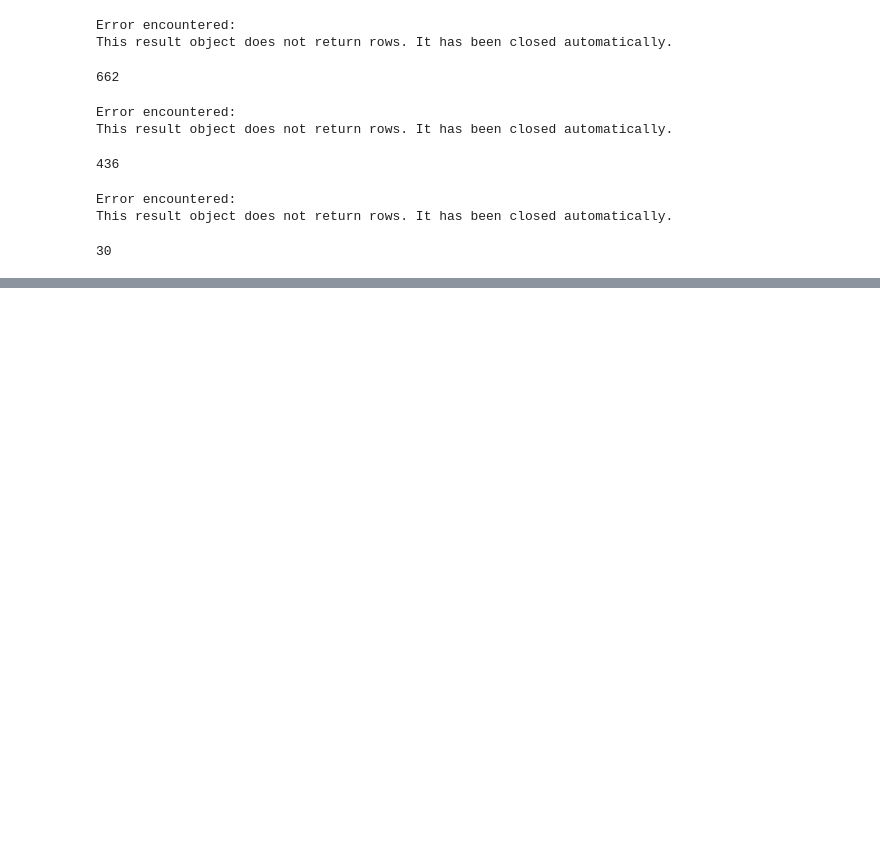
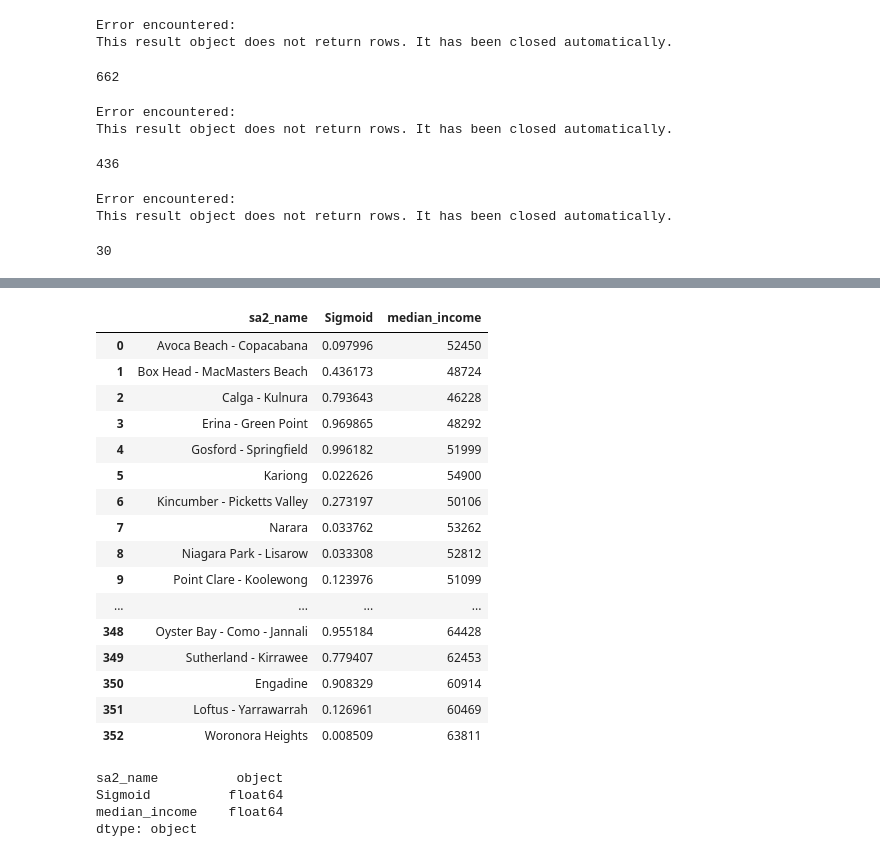
Before and after one commit to el2023/ertgoiq3oihqogihroqihge, a Jupyter notebook: test.ipynb, the cells around one changed output, grey strips where cells are left out. Drawn from its saved outputs; the diff is of its cells as text; code cells hidden in the pictures; blank space fills up the shorter version.

```diff
--- a/test.ipynb
+++ b/test.ipynb
@@ -681,0 +674,39 @@ finalzscores.to_csv('final.csv', index=False)
+# %%
+#income
+
+income = pd.read_csv('Income.csv', usecols = ['sa2_name', 'median_income' ])
+
+
+correlationdf = finalzscores.merge(income[['sa2_name', 'median_income']], on='sa2_name', how='outer')
+
+correlationdf= correlationdf.dropna()
+
+correlationdf = correlationdf[['sa2_name','Sigmoid','median_income']]
+
+correlationdf
+# %% [output]
+|  | sa2_name | Sigmoid | median_income |
+| 0 | Avoca Beach - Copacabana | 0.097996 | 52450 |
+| 1 | Box Head - MacMasters Beach | 0.436173 | 48724 |
+| 2 | Calga - Kulnura | 0.793643 | 46228 |
+| 3 | Erina - Green Point | 0.969865 | 48292 |
+| 4 | Gosford - Springfield | 0.996182 | 51999 |
+| 5 | Kariong | 0.022626 | 54900 |
+| 6 | Kincumber - Picketts Valley | 0.273197 | 50106 |
+| 7 | Narara | 0.033762 | 53262 |
+| 8 | Niagara Park - Lisarow | 0.033308 | 52812 |
+| 9 | Point Clare - Koolewong | 0.123976 | 51099 |
+| ... | ... | ... | ... |
+| 348 | Oyster Bay - Como - Jannali | 0.955184 | 64428 |
+| 349 | Sutherland - Kirrawee | 0.779407 | 62453 |
+| 350 | Engadine | 0.908329 | 60914 |
+| 351 | Loftus - Yarrawarrah | 0.126961 | 60469 |
+| 352 | Woronora Heights | 0.008509 | 63811 |
+# %%
+correlationdf['Sigmoid'] = correlationdf['Sigmoid'].astype(float)
+correlationdf['median_income'] = correlationdf['median_income'].astype(float)
+# %% [output]
+sa2_name          object
+Sigmoid          float64
+median_income    float64
+dtype: object
```
Also changed, not shown: parts of 32 cells of this notebook.
